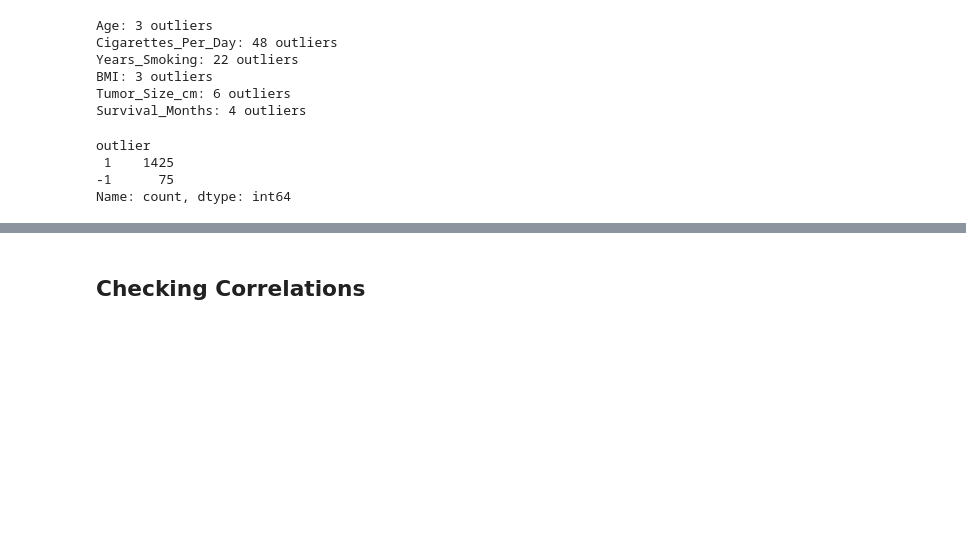
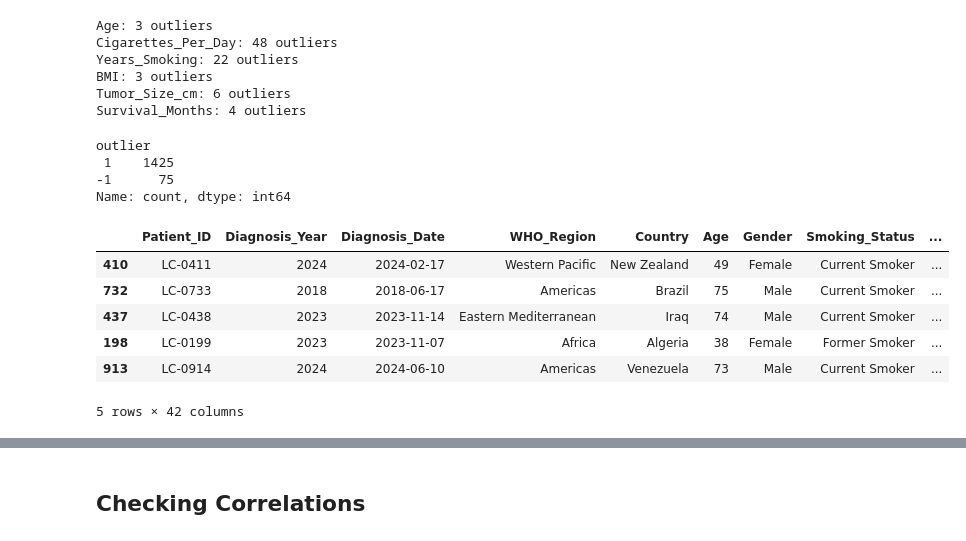
Before and after one commit to jdncpng/dpp-projekt, a Jupyter notebook: notebooks/01_exploration.ipynb, the cells around one changed output, grey strips where cells are left out. Drawn from its saved outputs; the diff is of its cells as text; code cells hidden in the pictures; blank space fills up the shorter version.

```diff
--- a/notebooks/01_exploration.ipynb
+++ b/notebooks/01_exploration.ipynb
@@ -218,3 +213,15 @@ outlier
  1    1425
 -1      75
 Name: count, dtype: int64
+# %%
+# View a sample of 75 outlier rows                                                   df_outliers = df[df['outlier'] == -1]
+df_outliers = df[df['outlier'] == -1]
+df_outliers.sample(5)
+# %% [output]
+|  | Patient_ID | Diagnosis_Year | Diagnosis_Date | WHO_Region | Country | Age | Gender | Smoking_Status | ... |
+| 410 | LC-0411 | 2024 | 2024-02-17 | Western Pacific | New Zealand | 49 | Female | Current Smoker | ... |
+| 732 | LC-0733 | 2018 | 2018-06-17 | Americas | Brazil | 75 | Male | Current Smoker | ... |
+| 437 | LC-0438 | 2023 | 2023-11-14 | Eastern Mediterranean | Iraq | 74 | Male | Current Smoker | ... |
+| 198 | LC-0199 | 2023 | 2023-11-07 | Africa | Algeria | 38 | Female | Former Smoker | ... |
+| 913 | LC-0914 | 2024 | 2024-06-10 | Americas | Venezuela | 73 | Male | Current Smoker | ... |
+5 rows × 42 columns
```
Also changed, not shown: parts of 6 cells of this notebook, 2 other files.
